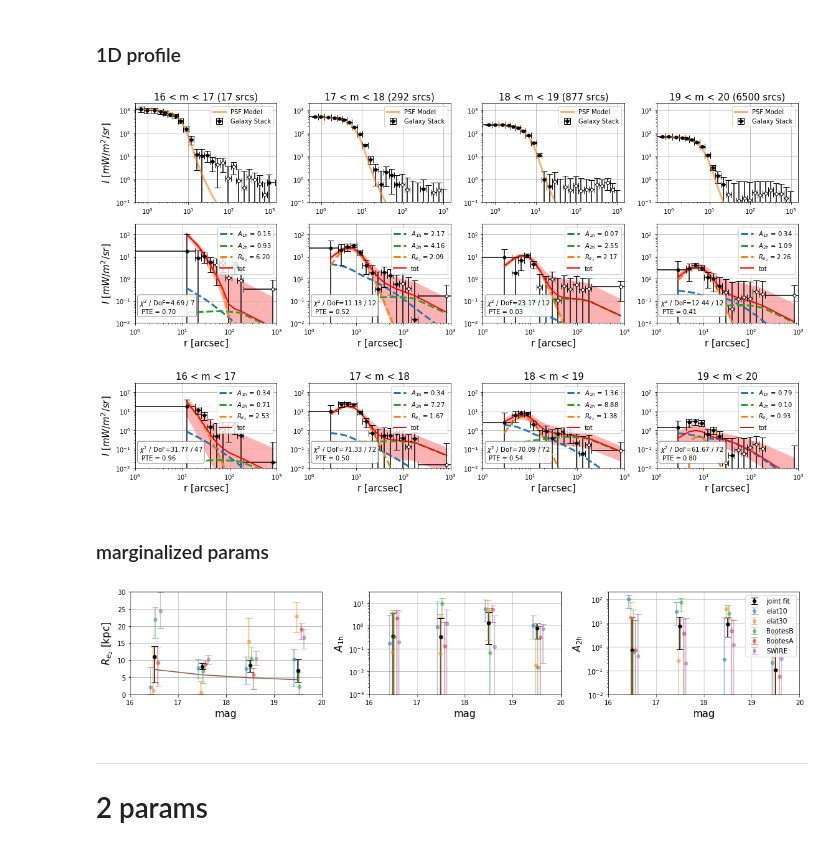
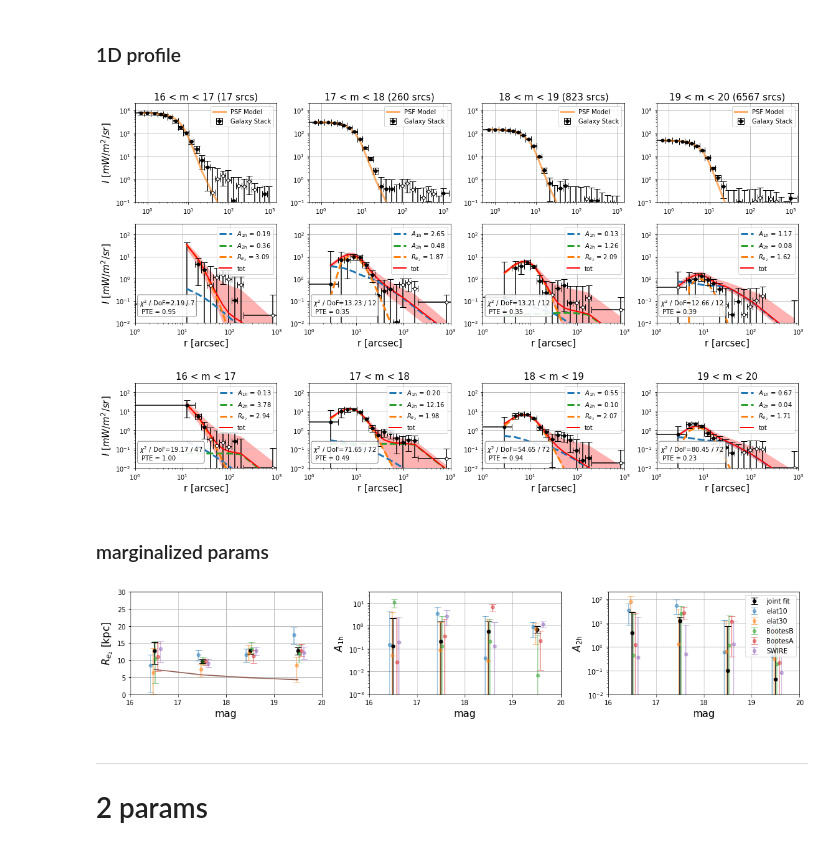
Before and after one commit to yuntingcheng/python_ciber, a Jupyter notebook: stack_modelfit/mcmc.ipynb, the cells around one changed output. Saved outputs shown, nothing was run; the diff lists cells and outputs as text; code cells hidden in the pictures.

```diff
--- a/stack_modelfit/mcmc.ipynb
+++ b/stack_modelfit/mcmc.ipynb
@@ -38,8 +42,8 @@
 # %%
 from run_fit import *
 
-inst = 1
-ifield = 6
+inst = 2
+ifield = 5
 im = 0
 Npar = 3
 burn_in = 150
@@ -52,7 +56,7 @@ R200 = gal_profile_model().Wang19_profile(0,im)['params']['R200']
 if ifield in [4,5,6,7,8]:
     savename = 'mcmc_'+ str(Npar) + 'par_' + fieldnamedict[ifield] + \
     '_m' + str(magbindict['m_min'][im]) + '_' + str(magbindict['m_max'][im]) + '.npy'
-elif ifield is None:
+else:
     savename = 'mcmc_3par_joint' + \
     '_m' + str(magbindict['m_min'][im]) + '_' + str(magbindict['m_max'][im]) + '.npy'
 
@@ -122,7 +126,7 @@ from run_fit import *
 import corner
 from PIL import Image
 
-inst = 1
+inst = 2
 
 for ifield in [0,4,5,6,7,8]:
     if ifield==0:
@@ -204,7 +208,7 @@ from run_fit import *
 import corner
 from PIL import Image
 
-inst = 1
+inst = 2
 for im,(m_min,m_max) in enumerate(zip(magbindict['m_min'],magbindict['m_max'])):
     subsub = True if im==0 else False
     figure1, ax = plt.subplots(3,3,figsize=(12,12))
@@ -213,10 +217,7 @@ for im,(m_min,m_max) in enumerate(zip(magbindict['m_min'],magbindict['m_max'])):
     R200 = gal_profile_model().Wang19_profile(0,im)['params']['R200']
     xe2_W19 = gal_profile_model().Wang19_profile(0,3)['params']['sersic2'][2]
     Re2_W19 = R200 * xe2_W19
-    for ifield in [4,5,6,7,8,0]:
-#         if im==0 and ifield==0:
-#             # the coner plot fail on this one
-#             continue
+    for ifield in [0,4,5,6,7,8]:
         if ifield==0:
             savedir = mypaths['alldat'] + 'TM' + str(inst) + '/'
             savename = 'mcmc_3par_joint' + \
@@ -308,9 +309,9 @@ for im,(m_min,m_max) in enumerate(zip(magbindict['m_min'],magbindict['m_max'])):
 # %%
 from run_fit import *
 
-inst = 1
+inst = 2
 filt_order = filt_order_dict[inst]
-for ifield in [4,5,6,7,8]:
+for ifield in [8]:
     plt.close()
     fig, ax = plt.subplots(2, 4, figsize = (16,6))
     for im,(m_min,m_max) in enumerate(zip(magbindict['m_min'],magbindict['m_max'])):
@@ -369,38 +370,38 @@ for ifield in [4,5,6,7,8]:
 
         plot_err_log(stackdat['rbins'],
                      stackdat['profcb'],
                      np.sqrt(np.diag(stackdat['cov']['profcb'])),
                      ax=ax[0][im], color='k',label='Galaxy Stack')
 #         plot_err_log(stackdat['rbins']*1.01,
 #                      stackdat['BG']['profcb'],
 #                      np.sqrt(np.diag(stackdat['BGcov']['profcb'])),
 #                      ax=ax[0][im], color='C0', label='Background Stack')
 
         ax[0][im].loglog(stackdat['rbins'],stackdat['PSF']['profcb'],
                       'C1', alpha=0.6, lw=3, label='PSF Model')
 
         ax[0][im].set_title('%d < m < %d (%d srcs)'%(m_min, m_max, Nsrc),fontsize=15)
         ax[0][im].set_ylim([1e-1,2e3])
         ax[0][im].set_xlim([5e-1,1.5e3])
         ax[0][im].legend(loc=1)
         ax[0][im].grid()
         ax[1][im].set_ylim([1e-2,3e2])
         ax[1][im].set_xlim([1e0,1e3])
         ax[1][im].grid()
         ax[1][im].legend(loc=1)
         ax[1][im].set_xlabel('r [arcsec]',fontsize=15)
     ax[0][0].set_ylabel(r'$I$ [$mW/m^2/sr$]',fontsize=15)
     ax[1][0].set_ylabel(r'$I$ [$mW/m^2/sr$]',fontsize=15)
 #     fig.suptitle(fieldnamedict[ifield], fontsize=16)
 
     plt.tight_layout()
     plt.savefig('plots/TM%d/profile_best_%s_3par.png'%(inst,param_fit.field), dpi = 150)
 # %% [output]
-[figure, old version]
+[figure, new version]
 # %%
 from run_fit import *
 
-inst = 1
+inst = 2
 filt_order = filt_order_dict[inst]
 fig, ax = plt.subplots(1, 4, figsize = (16,3))
 for im in range(4):
@@ -412,7 +413,7 @@ for im in range(4):
     Re2_high, A1h_high, A2h_high \
     = fitparamdat['Re2_high'], fitparamdat['A1h_high'], fitparamdat['A2h_high']
 
-    param_fit = joint_fit_mcmc(inst,im,filt_order, subsub=subsub)
+    param_fit = joint_fit_mcmc(inst,im,filt_order, subsub=subsub, fast=False)
     chi2, pte, dof, chi2_org = param_fit.get_chi2_pte(Npar=3,Re2=Re2, A1h=A1h, A2h=A2h)
 
     profd_arr, profd_err = 0, 0
@@ -494,13 +495,13 @@ ax[0].set_ylabel(r'$I$ [$mW/m^2/sr$]',fontsize=15)
 plt.tight_layout()
 plt.savefig('plots/TM%d/profile_best_joint_3par.png'%inst, dpi = 200, bbox_inches='tight')
 # %% [output]
-[figure, old version]
+[figure, new version]
 # %% [markdown]
 ### marginalized params
 # %%
 from run_fit import *
 
-inst = 1
+inst = 2
 fig, ax = plt.subplots(1, 3, figsize = (15,3))
 for ifield in [None,4,5,6,7,8]:
     xoff = 0 if ifield is None else (ifield-5.5)*0.05
@@ -581,7 +582,7 @@ ax[2].grid()
 plt.tight_layout()
 plt.savefig('plots/TM%d/params_best_3par.png'%inst, dpi = 150)
 # %% [output]
-[figure, old version]
+[figure, new version]
 # %% [markdown]
 ***
 # 2 params
```
Also changed, not shown: parts of 4 cells of this notebook, 8 other files.
